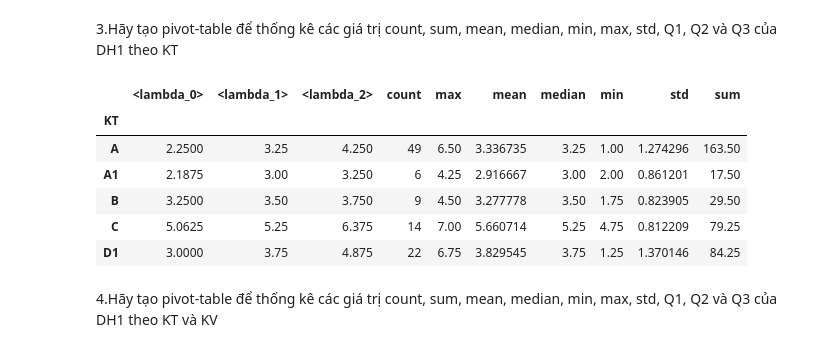
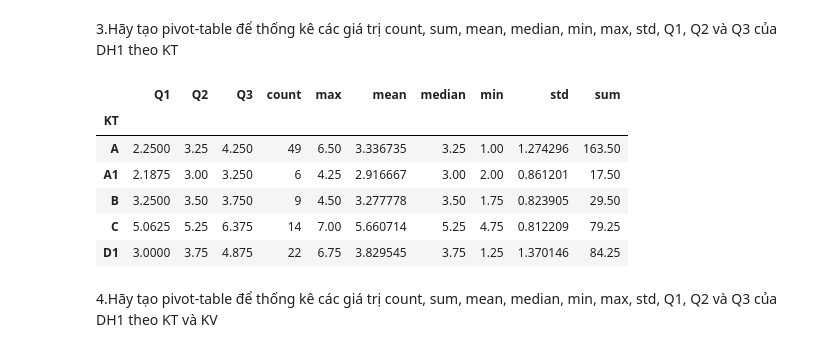
Before and after one commit to Spokai3/PhanTichDuLieuVaHocSau, a Jupyter notebook: Lab2.ipynb, the cells around one changed output. Cells and saved outputs as stored; diff of their text form; code cells hidden in the pictures.

```diff
--- a/Lab2.ipynb
+++ b/Lab2.ipynb
@@ -295,9 +295,10 @@ hw1.sort_values(by=['GT','DH2'])
 # %% [markdown]
 3.Hãy tạo pivot-table để thống kê các giá trị count, sum, mean, median, min, max, std, Q1, Q2 và Q3 của DH1 theo KT
 # %%
-hw1.pivot_table(index=['KT'], values='DH1',aggfunc={'DH1':['sum','count','mean','median','min','max','std',lambda x: np.percentile(x, 25),lambda x: np.percentile(x, 50),lambda x: np.percentile(x, 75)]})
+hw2=hw1.pivot_table(index=['KT'], values='DH1',aggfunc={'DH1':['sum','count','mean','median','min','max','std',lambda x: np.percentile(x, 25),lambda x: np.percentile(x, 50),lambda x: np.percentile(x, 75)]})
+hw2.rename(columns={'<lambda_0>':'Q1','<lambda_1>':'Q2','<lambda_2>':'Q3'})
 # %% [output]
-|  | <lambda_0> | <lambda_1> | <lambda_2> | count | max | mean | median | min | std | sum |
+|  | Q1 | Q2 | Q3 | count | max | mean | median | min | std | sum |
 | KT |  |  |  |  |  |  |  |  |  |  |
 | A | 2.2500 | 3.25 | 4.250 | 49 | 6.50 | 3.336735 | 3.25 | 1.00 | 1.274296 | 163.50 |
 | A1 | 2.1875 | 3.00 | 3.250 | 6 | 4.25 | 2.916667 | 3.00 | 2.00 | 0.861201 | 17.50 |
```
Also changed, not shown: parts of 25 cells of this notebook.
